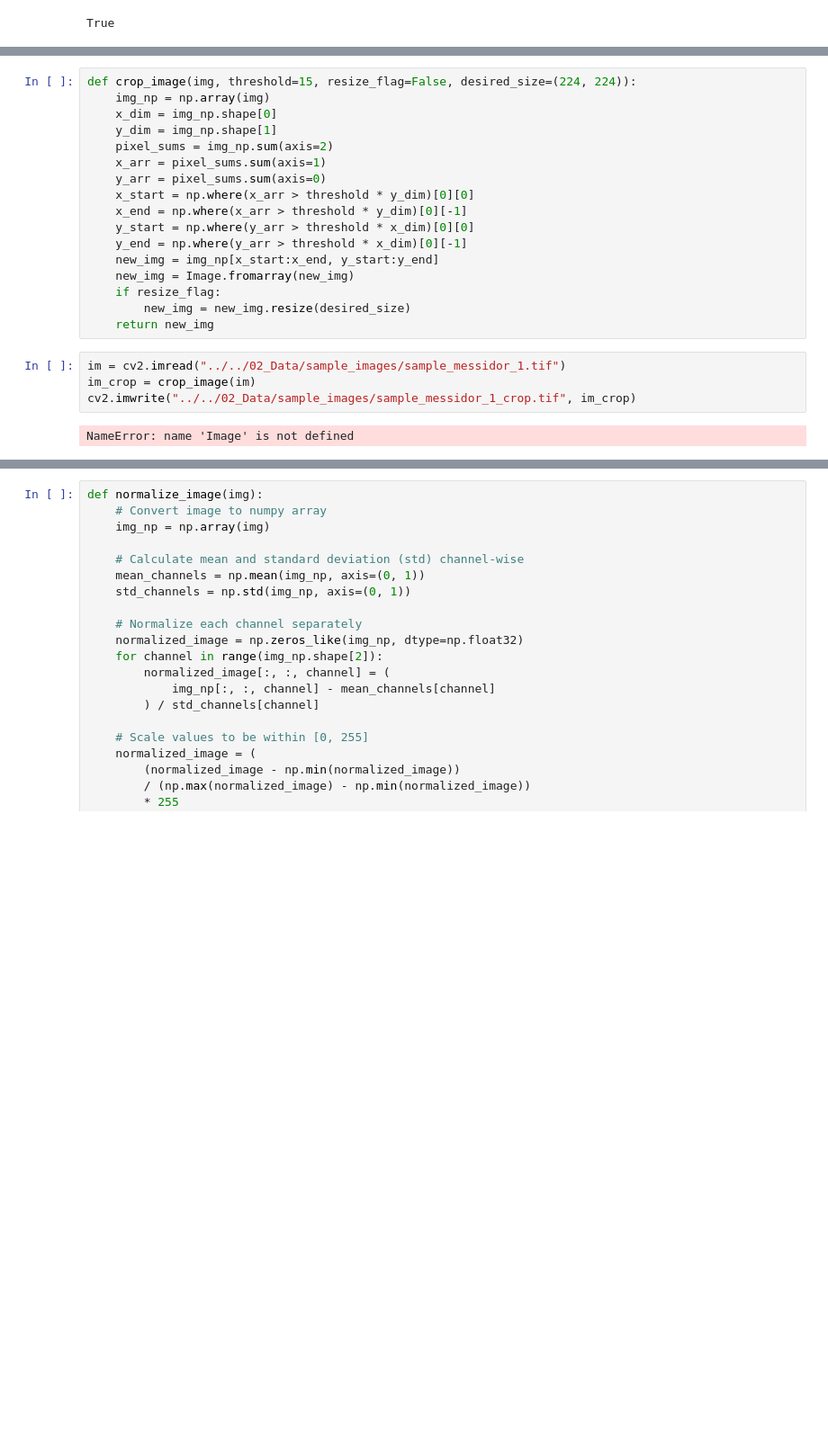
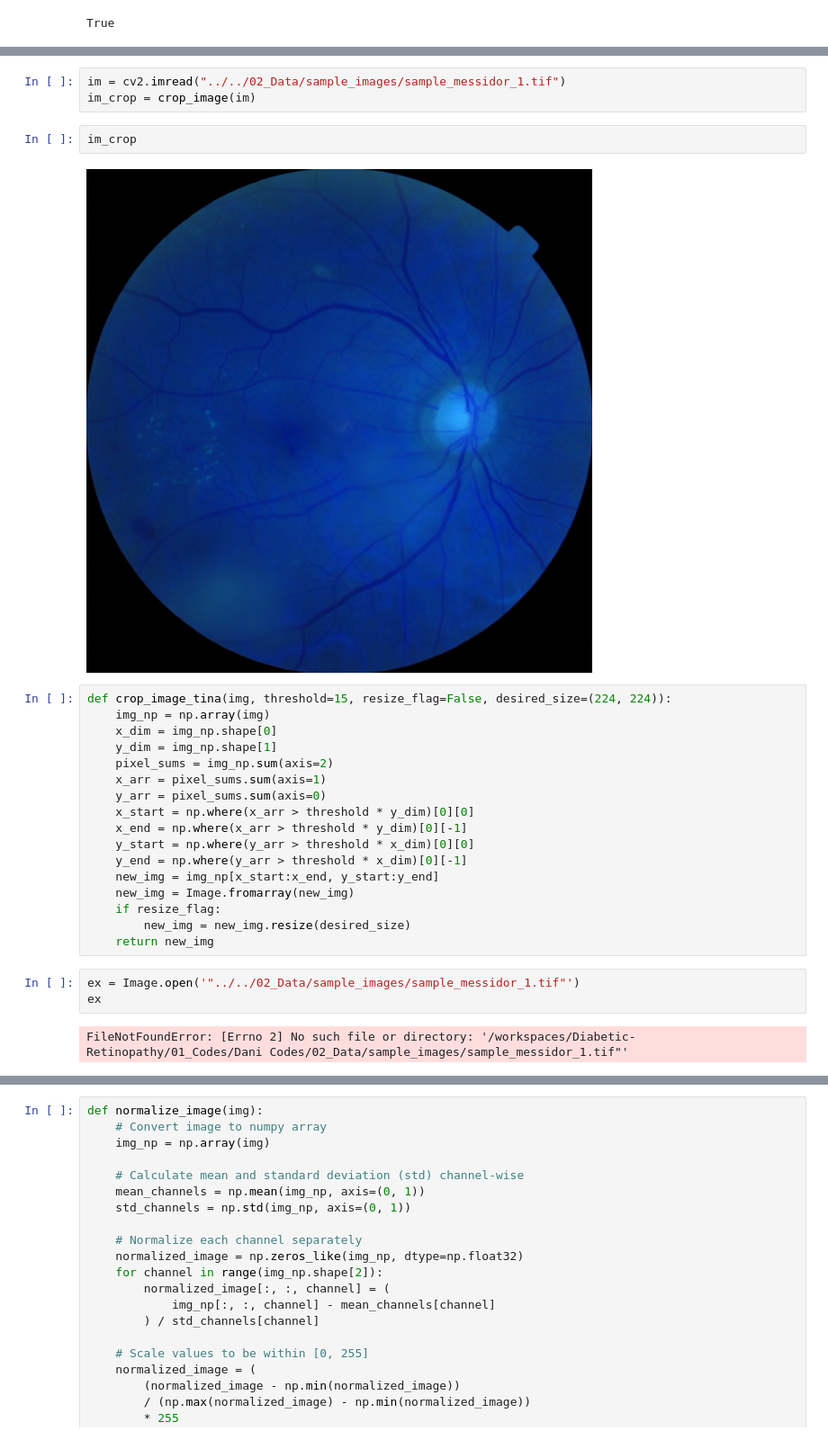
Before and after one commit to tinayiluo0322/The-Impact-of-Image-Preprocessing-on-Diabetic-Retinopathy-Detection, a Jupyter notebook: 01_Codes/Dani Codes/example_images_presentation.ipynb, the cells around one changed output, grey strips where cells are left out. Shown at 90% size. Cells and saved outputs as stored; diff of their text form; blank space fills up the shorter version.

Commit message:
update images presentation

```diff
--- a/01_Codes/Dani Codes/example_images_presentation.ipynb
+++ b/01_Codes/Dani Codes/example_images_presentation.ipynb
@@ -33,5 +78,12 @@ True
+# %%
+im = cv2.imread("../../02_Data/sample_images/sample_messidor_1.tif")
+im_crop = crop_image(im)
+# %%
+im_crop
+# %% [output]
+[figure, added]
 # %%
-def crop_image(img, threshold=15, resize_flag=False, desired_size=(224, 224)):
+def crop_image_tina(img, threshold=15, resize_flag=False, desired_size=(224, 224)):
     img_np = np.array(img)
     x_dim = img_np.shape[0]
     y_dim = img_np.shape[1]
@@ -47,9 +99,8 @@ def crop_image(img, threshold=15, resize_flag=False, desired_size=(224, 224)):
     if resize_flag:
         new_img = new_img.resize(desired_size)
     return new_img
-# %%
-im = cv2.imread("../../02_Data/sample_images/sample_messidor_1.tif")
-im_crop = crop_image(im)
-cv2.imwrite("../../02_Data/sample_images/sample_messidor_1_crop.tif", im_crop)
-# %% [output]
-NameError: name 'Image' is not defined
+# %%
+ex = Image.open('"../../02_Data/sample_images/sample_messidor_1.tif"')
+ex
+# %% [output]
+FileNotFoundError: [Errno 2] No such file or directory: '/workspaces/Diabetic-Retinopathy/01_Codes/Dani Codes/02_Data/sample_images/sample_messidor_1.tif"'
```
Also changed, not shown: parts of 2 cells of this notebook, 1 other file.
